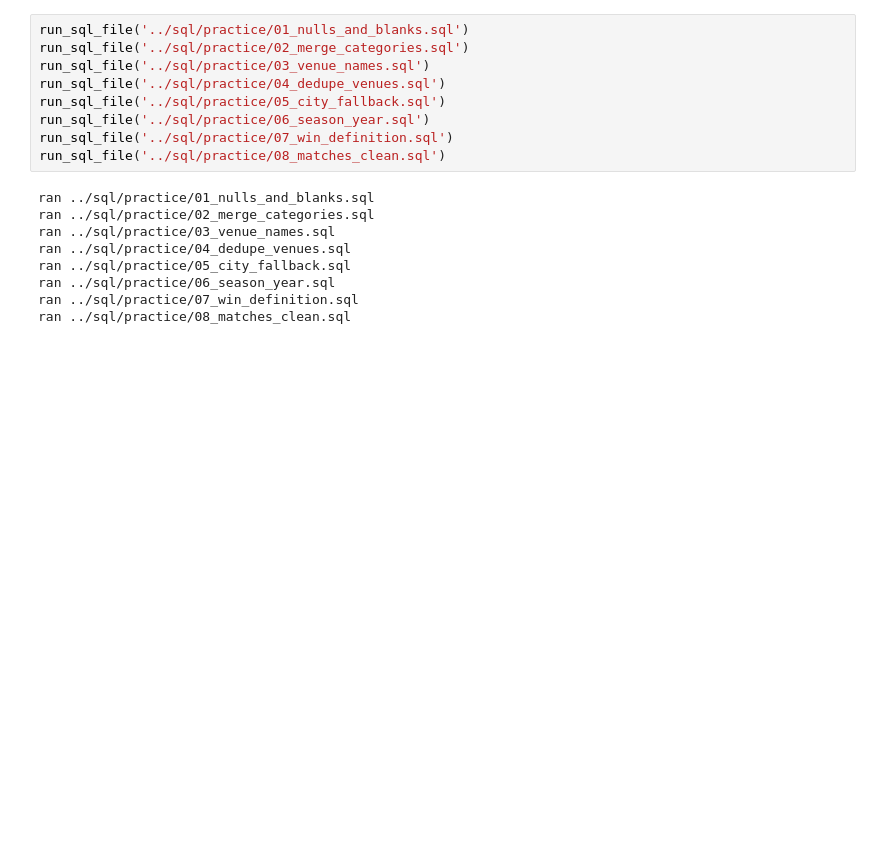
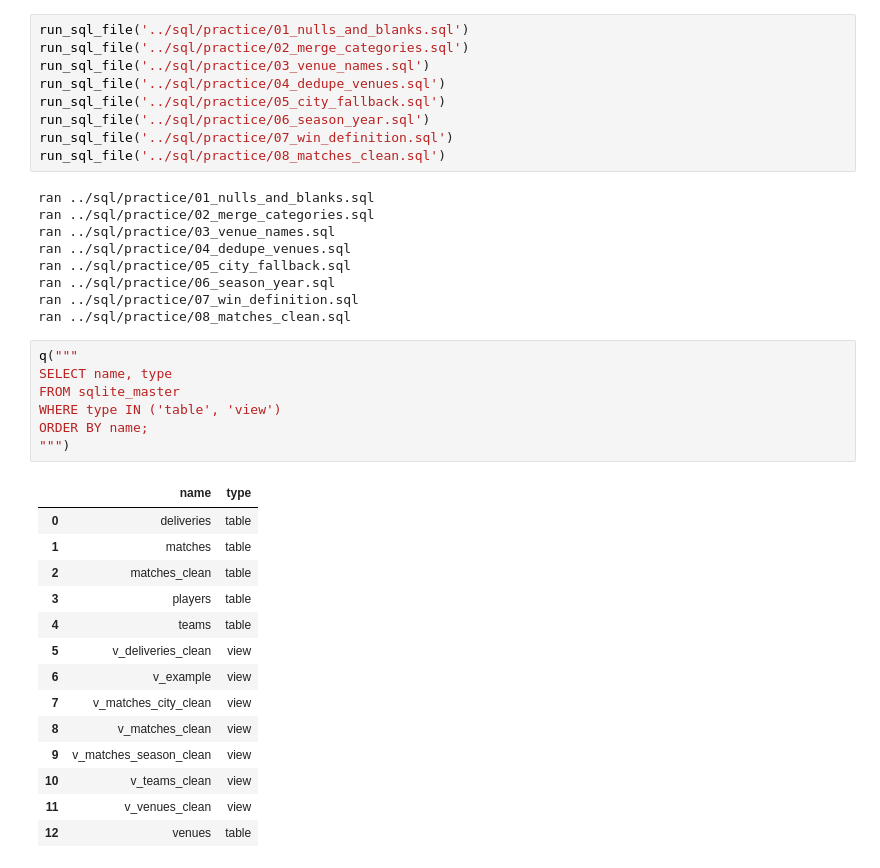
Before and after one commit to muhammedfayasekbcadbi-jpg/ipl_cricket_analytics, a Jupyter notebook: notebooks/02_prepartion.ipynb, the cells around one changed output. Cells and saved outputs as stored; diff of their text form; blank space fills up the shorter version.

```diff
--- a/notebooks/02_prepartion.ipynb
+++ b/notebooks/02_prepartion.ipynb
@@ -146,3 +146,25 @@ ran ../sql/practice/05_city_fallback.sql
 ran ../sql/practice/06_season_year.sql
 ran ../sql/practice/07_win_definition.sql
 ran ../sql/practice/08_matches_clean.sql
+# %%
+q("""
+SELECT name, type
+FROM sqlite_master
+WHERE type IN ('table', 'view')
+ORDER BY name;
+""")
+# %% [output]
+|  | name | type |
+| 0 | deliveries | table |
+| 1 | matches | table |
+| 2 | matches_clean | table |
+| 3 | players | table |
+| 4 | teams | table |
+| 5 | v_deliveries_clean | view |
+| 6 | v_example | view |
+| 7 | v_matches_city_clean | view |
+| 8 | v_matches_clean | view |
+| 9 | v_matches_season_clean | view |
+| 10 | v_teams_clean | view |
+| 11 | v_venues_clean | view |
+| 12 | venues | table |
```
Also changed, not shown: parts of 4 cells of this notebook, 6 other files.
